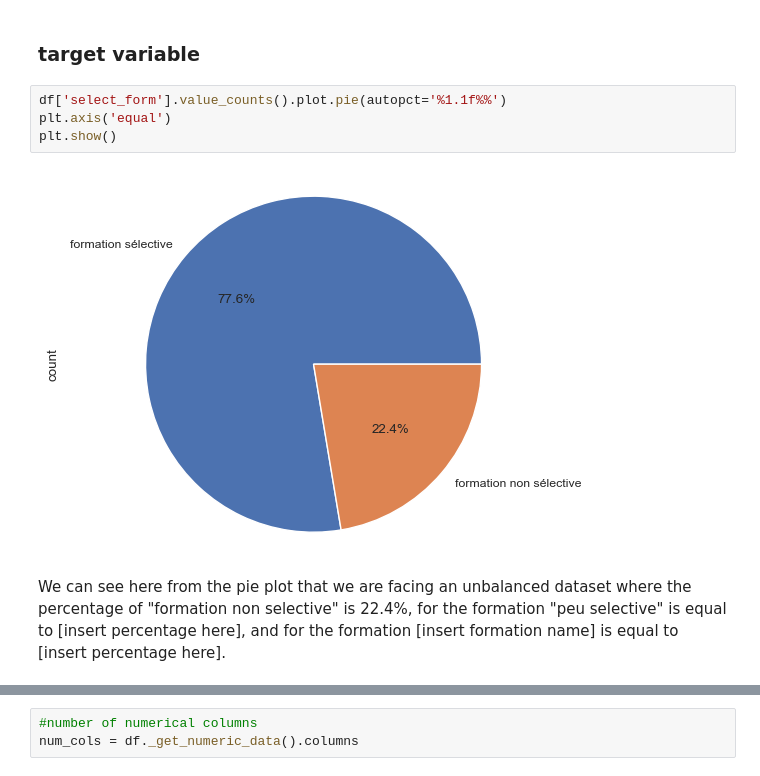
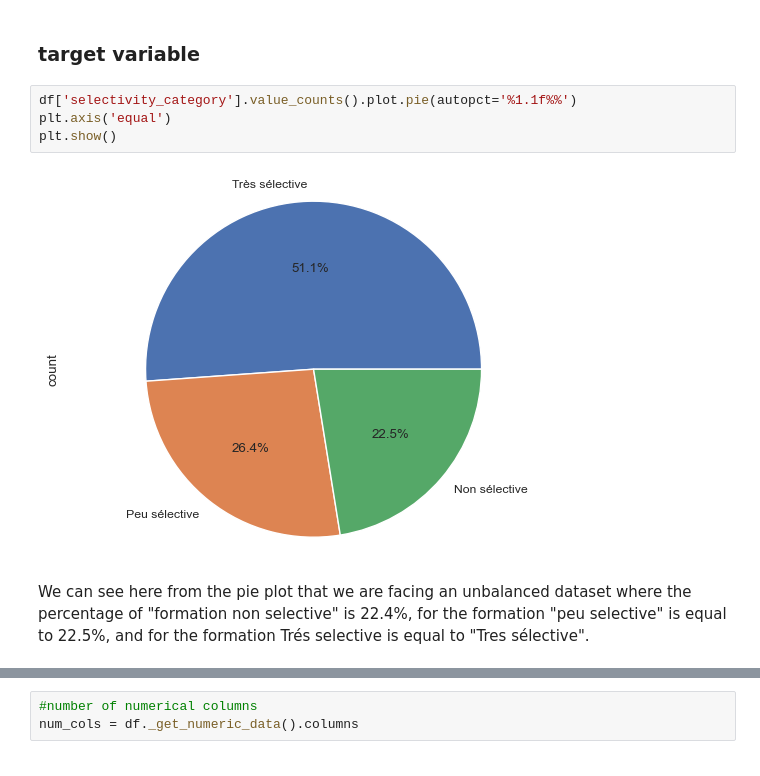
Before and after one commit to HaythamBorchani/datacamp_porject, a Jupyter notebook: starting_kit_selectivity_.ipynb, the cells around one changed output, grey strips where cells are left out. Saved outputs shown, nothing was run; the diff lists cells and outputs as text.

```diff
--- a/starting_kit_selectivity_.ipynb
+++ b/starting_kit_selectivity_.ipynb
@@ -118,14 +142,14 @@ df.select_dtypes(include=['object']).nunique()
 # %% [markdown]
 ### target variable
 # %%
-df['select_form'].value_counts().plot.pie(autopct='%1.1f%%')
+df['selectivity_category'].value_counts().plot.pie(autopct='%1.1f%%')
 plt.axis('equal')
 plt.show()
 # %% [output]
-[figure, old version]
+[figure, new version]
 # %% [markdown]
 
-We can see here from the pie plot that we are facing an unbalanced dataset where the percentage of "formation non selective" is 22.4%, for the formation "peu selective" is equal to [insert percentage here], and for the formation [insert formation name] is equal to [insert percentage here].
+We can see here from the pie plot that we are facing an unbalanced dataset where the percentage of "formation non selective" is 22.4%, for the formation "peu selective" is equal to 22.5%, and for the formation Trés selective is equal to "Tres sélective".
 # %%
 import missingno as msno
 msno.bar(df)
```
Also changed, not shown: parts of 21 cells of this notebook.
